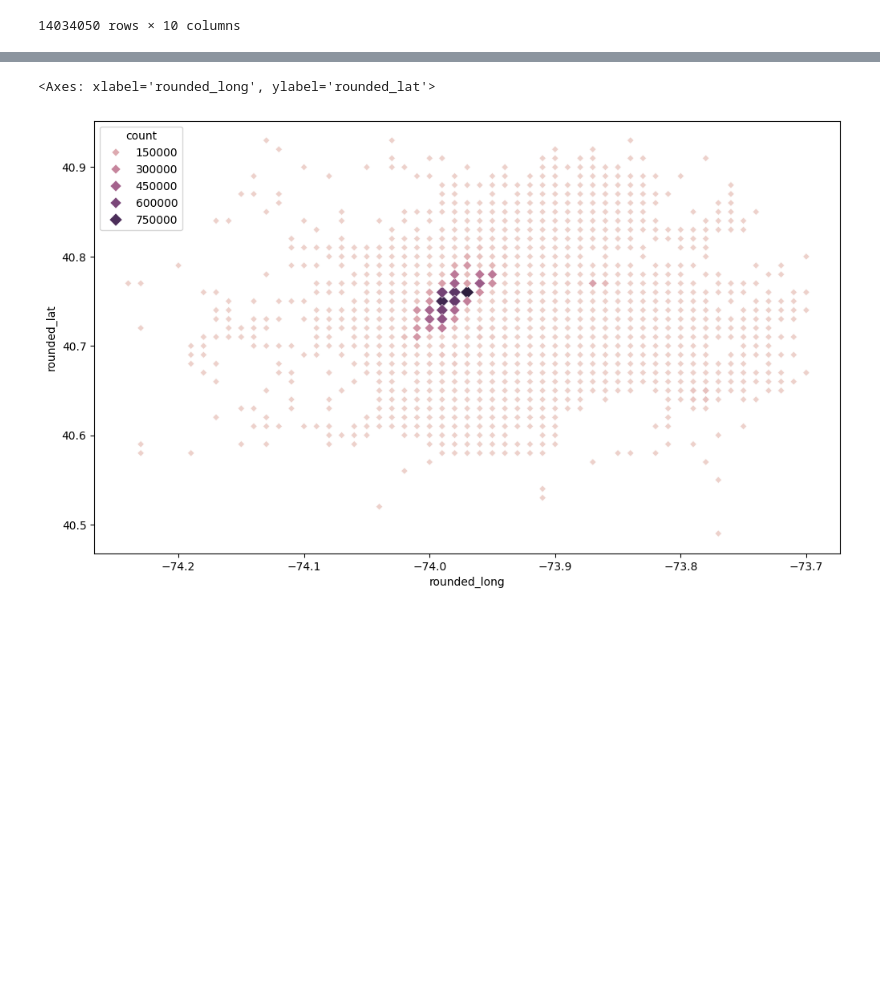
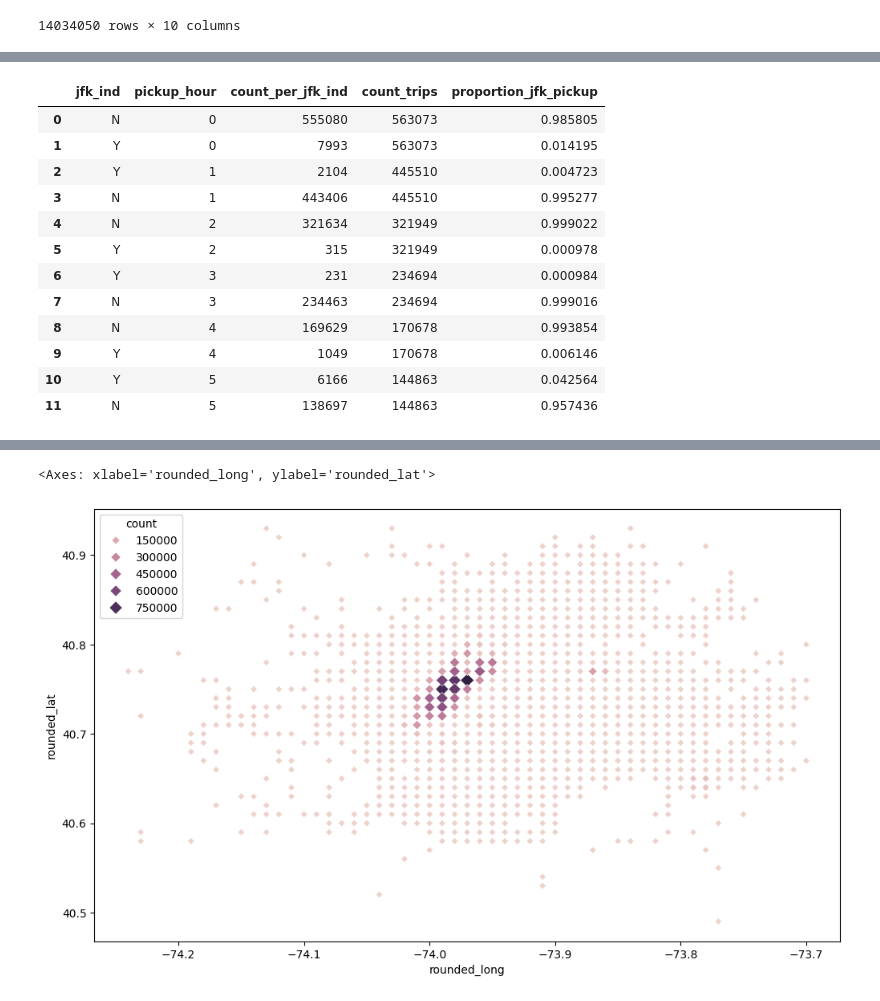
Before and after one commit to benmurphy97/nyc-taxi-cab, a Jupyter notebook: EDA-1.3-time-and-fare.ipynb, the cells around one changed output, grey strips where cells are left out. Cells and saved outputs as stored; diff of their text form; code cells hidden in the pictures; blank space fills up the shorter version.

```diff
--- a/EDA-1.3-time-and-fare.ipynb
+++ b/EDA-1.3-time-and-fare.ipynb
@@ -177,0 +216,23 @@ rounded_areas_trips
+# %%
+merged_jfk_and_total = pd.merge(left=counts_per_jfk_ind_pickup_hour,
+                                right=counts_per_pickup_hour,
+                                on='pickup_hour',
+                                how='left').sort_values(by='pickup_hour').reset_index(drop=True)
+
+merged_jfk_and_total['proportion_jfk_pickup'] = merged_jfk_and_total['count_per_jfk_ind'] / merged_jfk_and_total['count_trips']
+
+merged_jfk_and_total.head(12)
+# %% [output]
+|  | jfk_ind | pickup_hour | count_per_jfk_ind | count_trips | proportion_jfk_pickup |
+| 0 | N | 0 | 555080 | 563073 | 0.985805 |
+| 1 | Y | 0 | 7993 | 563073 | 0.014195 |
+| 2 | Y | 1 | 2104 | 445510 | 0.004723 |
+| 3 | N | 1 | 443406 | 445510 | 0.995277 |
+| 4 | N | 2 | 321634 | 321949 | 0.999022 |
+| 5 | Y | 2 | 315 | 321949 | 0.000978 |
+| 6 | Y | 3 | 231 | 234694 | 0.000984 |
+| 7 | N | 3 | 234463 | 234694 | 0.999016 |
+| 8 | N | 4 | 169629 | 170678 | 0.993854 |
+| 9 | Y | 4 | 1049 | 170678 | 0.006146 |
+| 10 | Y | 5 | 6166 | 144863 | 0.042564 |
+| 11 | N | 5 | 138697 | 144863 | 0.957436 |
```
Also changed, not shown: parts of 12 cells of this notebook.
